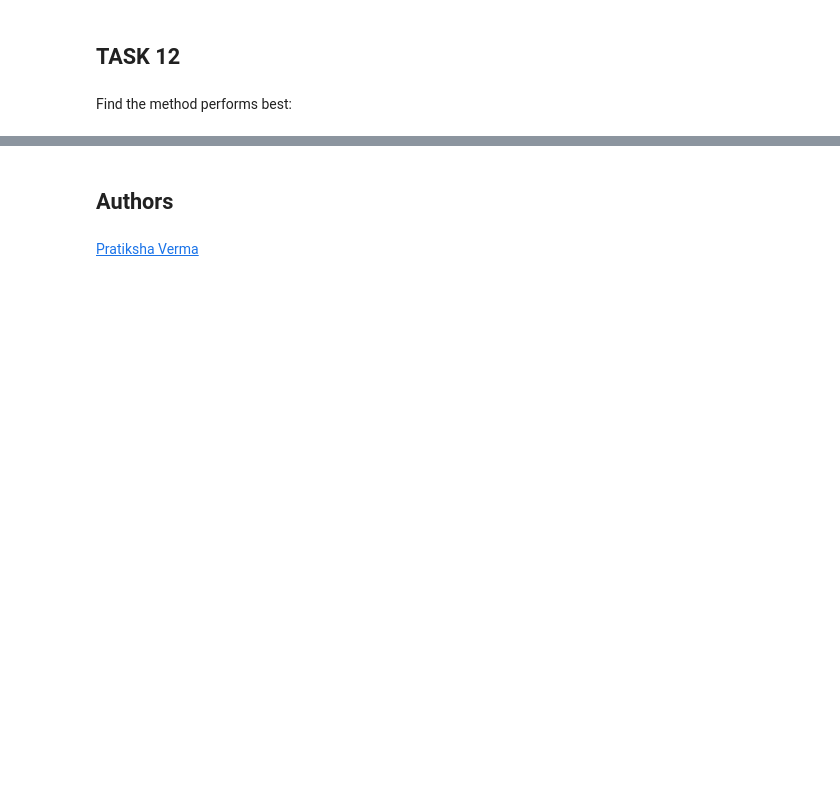
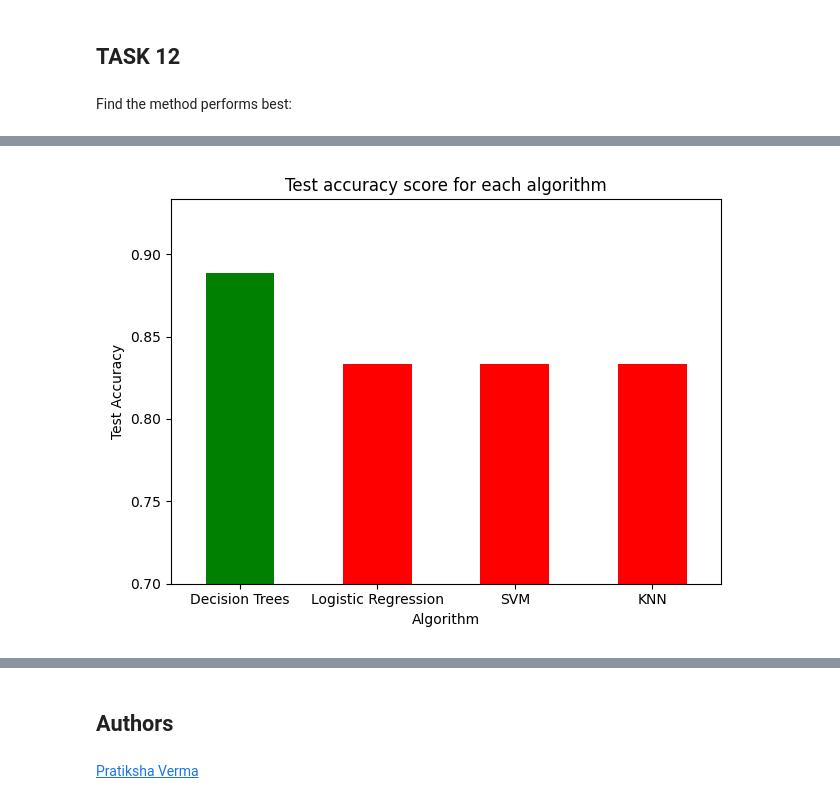
Before and after one commit to RayhaanPirani/spacex-falcon9-landing, a Jupyter notebook: IBM-DS0321EN-SkillsNetwork_labs_module_4_SpaceX_Machine_Learning_Prediction_Part_5.jupyterlite.ipynb, the cells around one changed output, grey strips where cells are left out. Saved outputs shown, nothing was run; the diff lists cells and outputs as text; code cells hidden in the pictures; blank space fills up the shorter version.

```diff
--- a/IBM-DS0321EN-SkillsNetwork_labs_module_4_SpaceX_Machine_Learning_Prediction_Part_5.jupyterlite.ipynb
+++ b/IBM-DS0321EN-SkillsNetwork_labs_module_4_SpaceX_Machine_Learning_Prediction_Part_5.jupyterlite.ipynb
@@ -338,3 +338,10 @@ plot_confusion_matrix(Y_test,yhat)
 ## TASK  12
 # %% [markdown]
 Find the method performs best:
+# %%
+scores_df = pd.DataFrame([['Logistic Regression', logreg_cv.score(X_test, Y_test), logreg_cv.best_score_],
+                       ['SVM', svm_cv.score(X_test, Y_test), svm_cv.best_score_],
+                       ['Decision Trees', tree_cv.score(X_test, Y_test), tree_cv.best_score_],
+                       ['KNN', knn_cv.score(X_test, Y_test), knn_cv.best_score_]],
+                      columns =['Algorithm', 'Test Score', 'Training Score'], dtype = float)
+scores_df
@@ -340,0 +354,3 @@ Find the method performs best:
+# %%
+test_score_df = scores_df[['Algorithm', 'Test Score']].sort_values('Test Score', ascending=False, ignore_index=True)
+test_score_df
@@ -340,0 +363,17 @@ Find the method performs best:
+# %%
+ax = test_score_df.plot(kind='bar', x='Algorithm', y='Test Score', color = list('grrr'))
+
+ax.set_ylim(ymin=0.7)
+ax.get_legend().remove()
+
+plt.xticks(rotation=0)
+
+plt.xlabel('Algorithm')
+plt.ylabel('Test Accuracy')
+plt.title('Test accuracy score for each algorithm')
+
+plt.tight_layout()
+
+plt.show()
+# %% [output]
+[figure, added]
```
Also changed, not shown: parts of 8 cells of this notebook.
